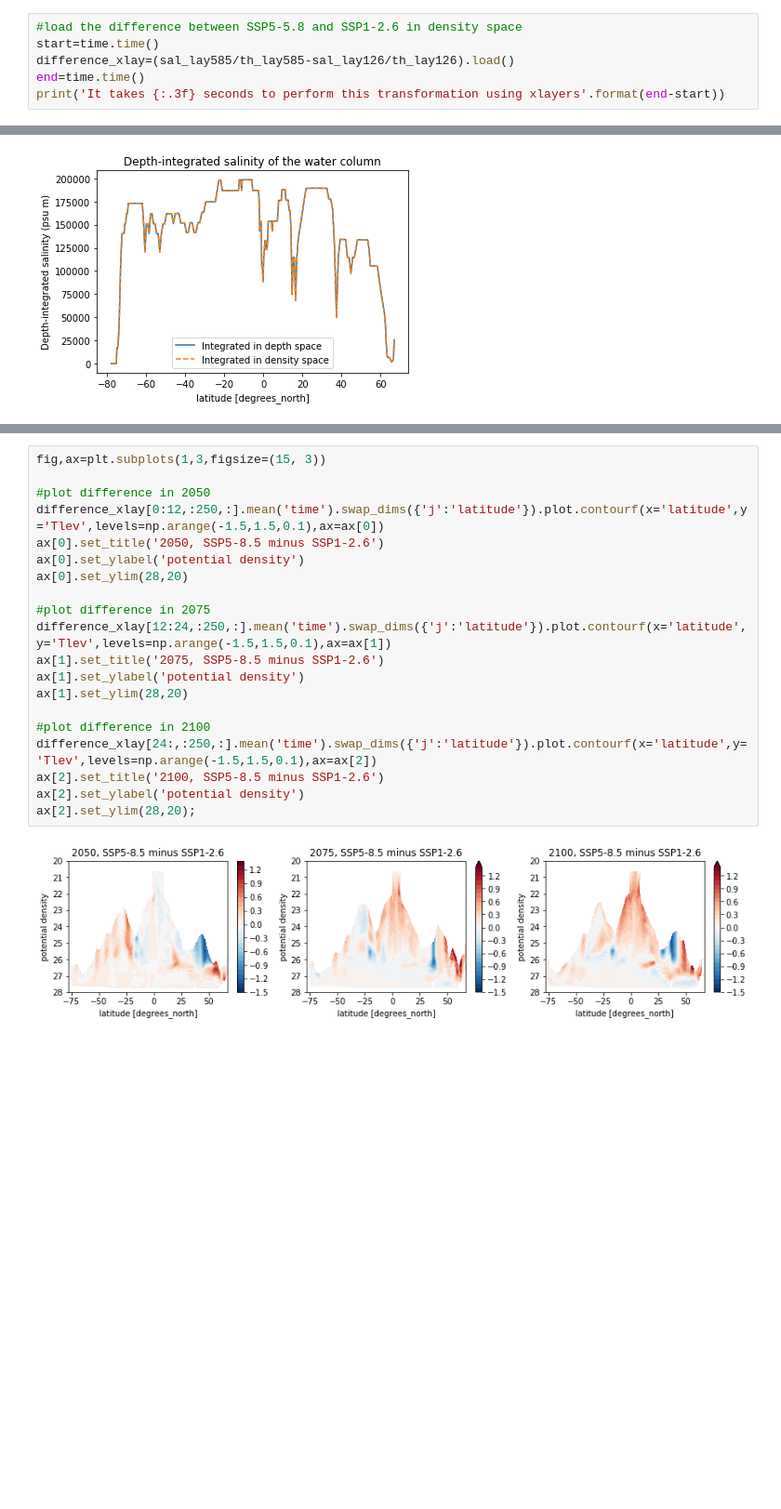
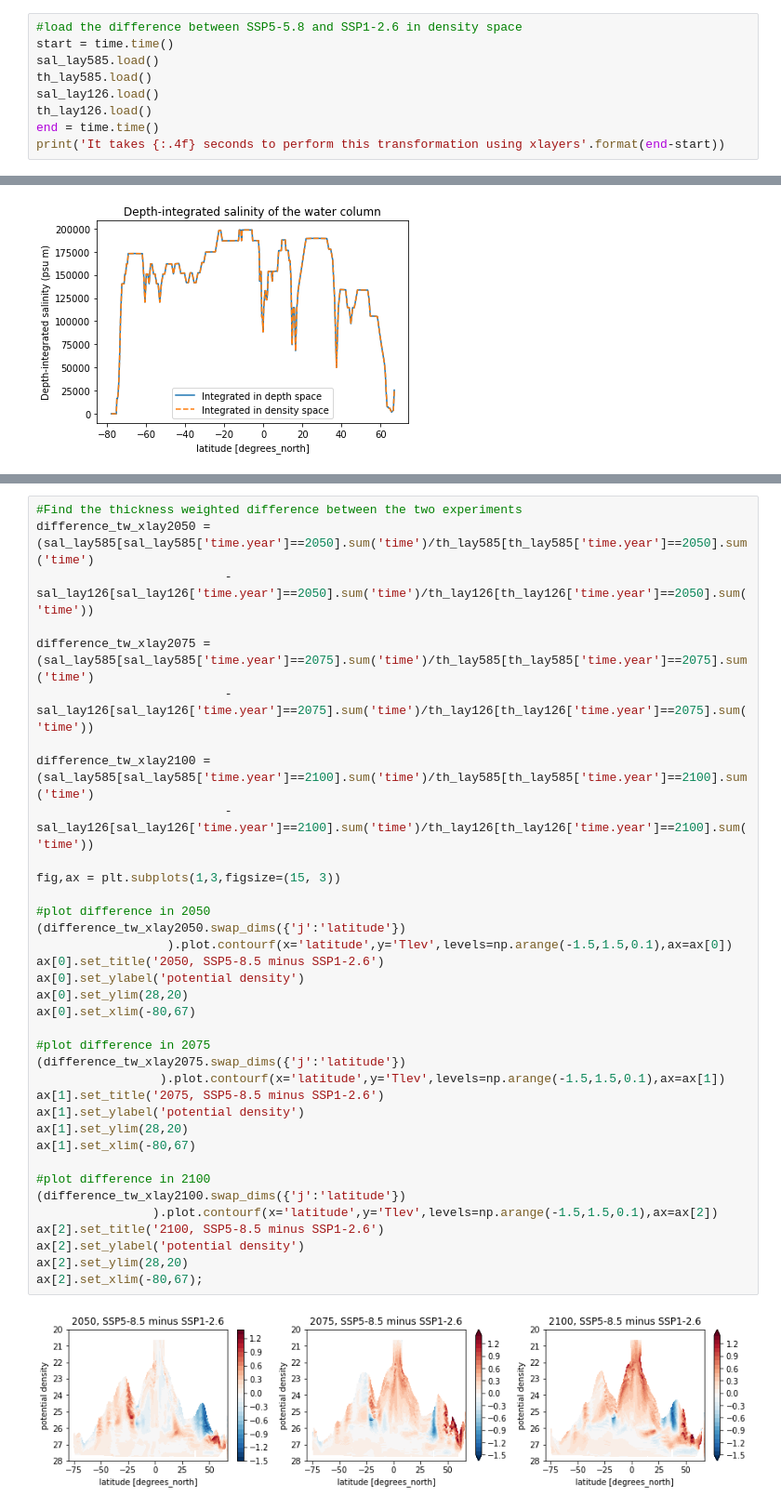
Before and after one commit to cspencerjones/vertical_regridding, a Jupyter notebook: xarrayutils_xlayers.ipynb, the cells around one changed output, grey strips where cells are left out. Shown: that part at 93% size. Drawn from its saved outputs; the diff is of its cells as text; blank space fills up the shorter version.

```diff
--- a/xarrayutils_xlayers.ipynb
+++ b/xarrayutils_xlayers.ipynb
@@ -345,8 +393,11 @@ Warning: theta_in may not be monotonically ascending/descending
 Again, we time the calculation of salinity in density space in order to check the performance of xlayers. In order to find the salinity in density space, we take the thickness-weighted salinity, `sal_lay` and divide by the thickness of each layer, `th_lay`.
 # %%
 #load the difference between SSP5-5.8 and SSP1-2.6 in density space
-start=time.time()
-difference_xlay=(sal_lay585/th_lay585-sal_lay126/th_lay126).load()
-end=time.time()
-print('It takes {:.3f} seconds to perform this transformation using xlayers'.format(end-start))
+start = time.time()
+sal_lay585.load()
+th_lay585.load()
+sal_lay126.load()
+th_lay126.load()
+end = time.time()
+print('It takes {:.4f} seconds to perform this transformation using xlayers'.format(end-start))
 # %% [output]
@@ -372,23 +425,39 @@ The orange dashed line is on top of the blue line, indicating that the total sal
 # %%
-fig,ax=plt.subplots(1,3,figsize=(15, 3))
+#Find the thickness weighted difference between the two experiments
+difference_tw_xlay2050 = (sal_lay585[sal_lay585['time.year']==2050].sum('time')/th_lay585[th_lay585['time.year']==2050].sum('time')
+                          -sal_lay126[sal_lay126['time.year']==2050].sum('time')/th_lay126[th_lay126['time.year']==2050].sum('time'))
+
+difference_tw_xlay2075 = (sal_lay585[sal_lay585['time.year']==2075].sum('time')/th_lay585[th_lay585['time.year']==2075].sum('time')
+                          -sal_lay126[sal_lay126['time.year']==2075].sum('time')/th_lay126[th_lay126['time.year']==2075].sum('time'))
+
+difference_tw_xlay2100 = (sal_lay585[sal_lay585['time.year']==2100].sum('time')/th_lay585[th_lay585['time.year']==2100].sum('time')
+                          -sal_lay126[sal_lay126['time.year']==2100].sum('time')/th_lay126[th_lay126['time.year']==2100].sum('time'))
+
+fig,ax = plt.subplots(1,3,figsize=(15, 3))
 
 #plot difference in 2050
-difference_xlay[0:12,:250,:].mean('time').swap_dims({'j':'latitude'}).plot.contourf(x='latitude',y='Tlev',levels=np.arange(-1.5,1.5,0.1),ax=ax[0])
+(difference_tw_xlay2050.swap_dims({'j':'latitude'})
+                  ).plot.contourf(x='latitude',y='Tlev',levels=np.arange(-1.5,1.5,0.1),ax=ax[0])
 ax[0].set_title('2050, SSP5-8.5 minus SSP1-2.6')
 ax[0].set_ylabel('potential density')
 ax[0].set_ylim(28,20)
+ax[0].set_xlim(-80,67)
 
 #plot difference in 2075
-difference_xlay[12:24,:250,:].mean('time').swap_dims({'j':'latitude'}).plot.contourf(x='latitude',y='Tlev',levels=np.arange(-1.5,1.5,0.1),ax=ax[1])
+(difference_tw_xlay2075.swap_dims({'j':'latitude'})
+                 ).plot.contourf(x='latitude',y='Tlev',levels=np.arange(-1.5,1.5,0.1),ax=ax[1])
 ax[1].set_title('2075, SSP5-8.5 minus SSP1-2.6')
 ax[1].set_ylabel('potential density')
 ax[1].set_ylim(28,20)
+ax[1].set_xlim(-80,67)
 
 #plot difference in 2100
-difference_xlay[24:,:250,:].mean('time').swap_dims({'j':'latitude'}).plot.contourf(x='latitude',y='Tlev',levels=np.arange(-1.5,1.5,0.1),ax=ax[2])
+(difference_tw_xlay2100.swap_dims({'j':'latitude'})
+                ).plot.contourf(x='latitude',y='Tlev',levels=np.arange(-1.5,1.5,0.1),ax=ax[2])
 ax[2].set_title('2100, SSP5-8.5 minus SSP1-2.6')
 ax[2].set_ylabel('potential density')
-ax[2].set_ylim(28,20);
+ax[2].set_ylim(28,20)
+ax[2].set_xlim(-80,67);
 # %% [output]
-[figure, old version]
+[figure, new version]
 # %% [markdown]
```
Also changed, not shown: parts of 23 cells of this notebook.
